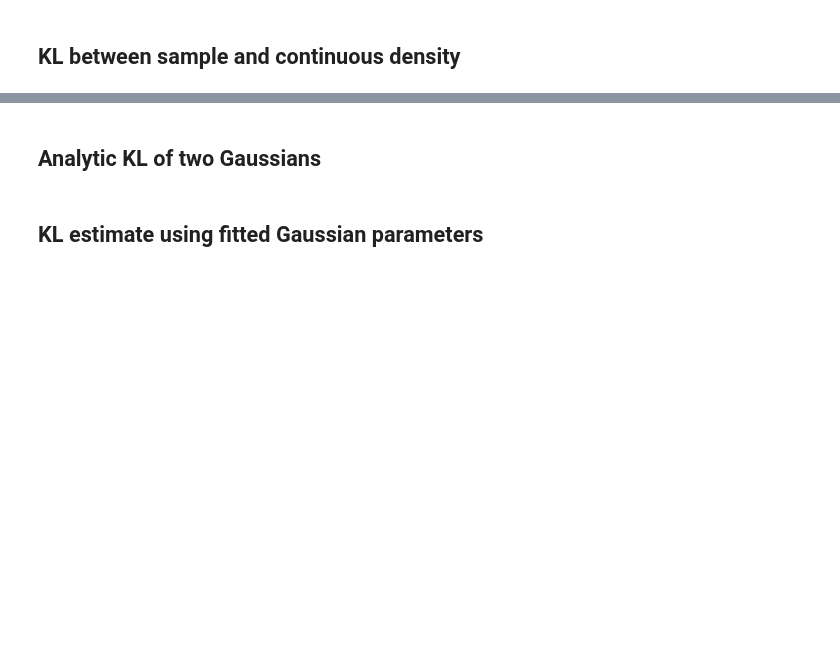
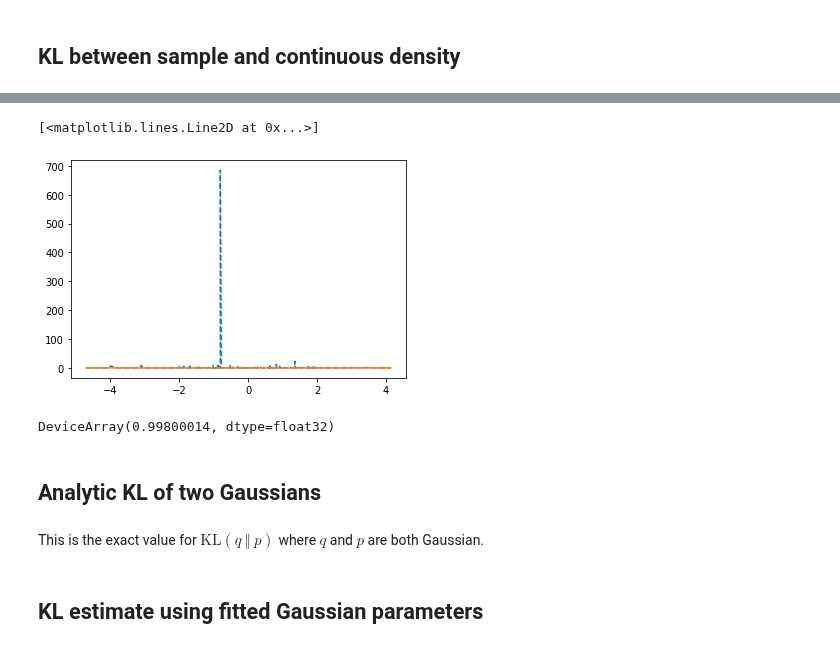
Before and after one commit to ratschlab/projects-2020-Neural-SVGD, a Jupyter notebook: notebooks/kl-divergence estimation.ipynb, the cells around one changed output, grey strips where cells are left out. Drawn from its saved outputs; the diff is of its cells as text; code cells hidden in the pictures; blank space fills up the shorter version.

```diff
--- a/notebooks/kl-divergence estimation.ipynb
+++ b/notebooks/kl-divergence estimation.ipynb
@@ -113,0 +184,24 @@ def kl_sample_and_density(q, logp):
+# %%
+def get_interpolated_likelihoods(q):
+    q = np.asarray(q, dtype=np.float32)
+    n = len(q)
+
+    diffs = np.diff(q.sort())
+    diffs = smooth_and_normalize(diffs, normalize=False)
+    pdf_estimate = 1 / n / diffs
+
+    return np.concatenate([pdf_estimate[0, np.newaxis], pdf_estimate])
+# %%
+dist = metrics.Gaussian(0, 3)
+s = dist.sample((500,))
+sample_likelihoods = get_interpolated_likelihoods(s)
+s = s.sort()
+plt.plot(s, sample_likelihoods, "--", label="interpolated likelihoods")
+plt.plot(s, vmap(dist.pdf)(s), "-", label="true distribution")
+# %% [output]
+[<matplotlib.lines.Line2D at 0x...>]
+[figure, added]
+# %%
+np.sum(sample_likelihoods[1:] * np.diff(s))
+# %% [output]
+DeviceArray(0.99800014, dtype=float32)
@@ -114,5 +218,7 @@ def kl_sample_and_density(q, logp):
 # %% [markdown]
 ## Analytic KL of two Gaussians
+# %% [markdown]
+This is the exact value for $\text{KL}(q \ \Vert \ p)$ where $q$ and $p$ are both Gaussian.
 # %%
 @jit
 def kl_of_gaussian(p, q):
```
Also changed, not shown: parts of 37 cells of this notebook, 3 other files.
